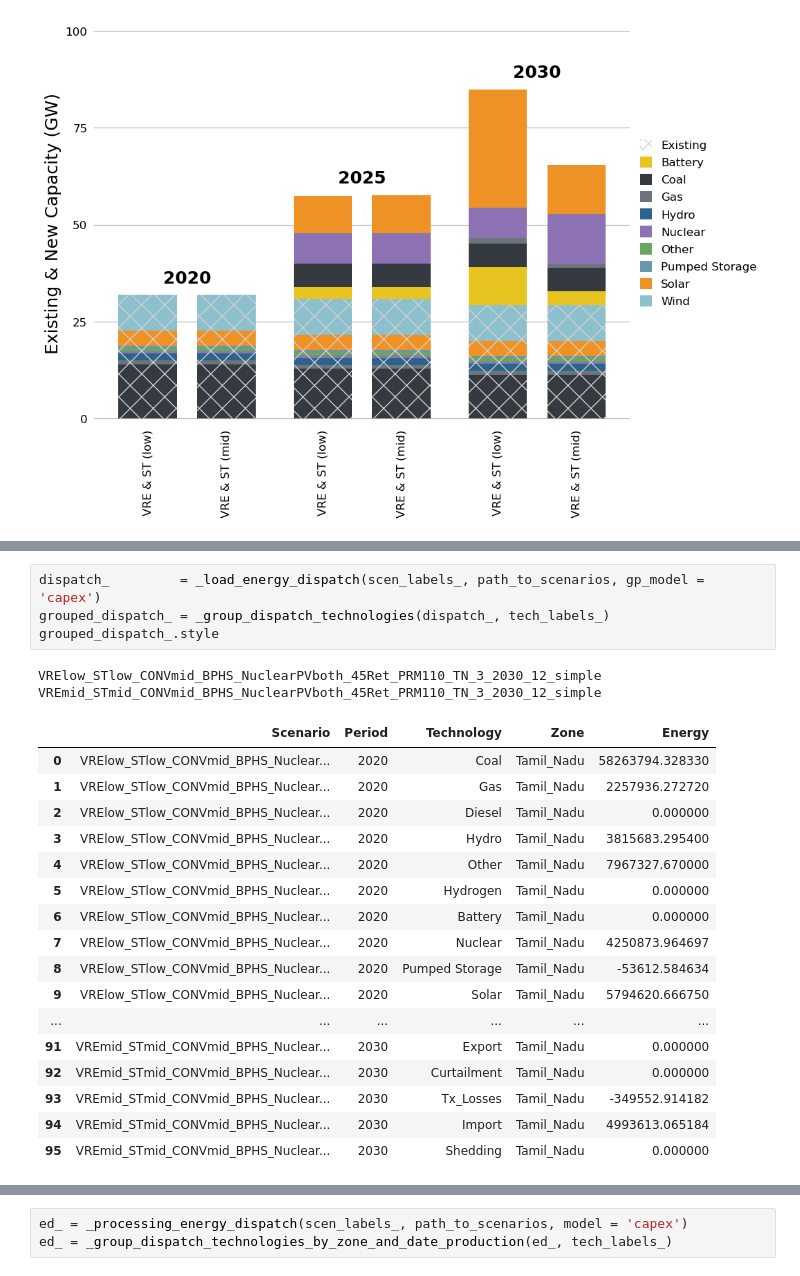
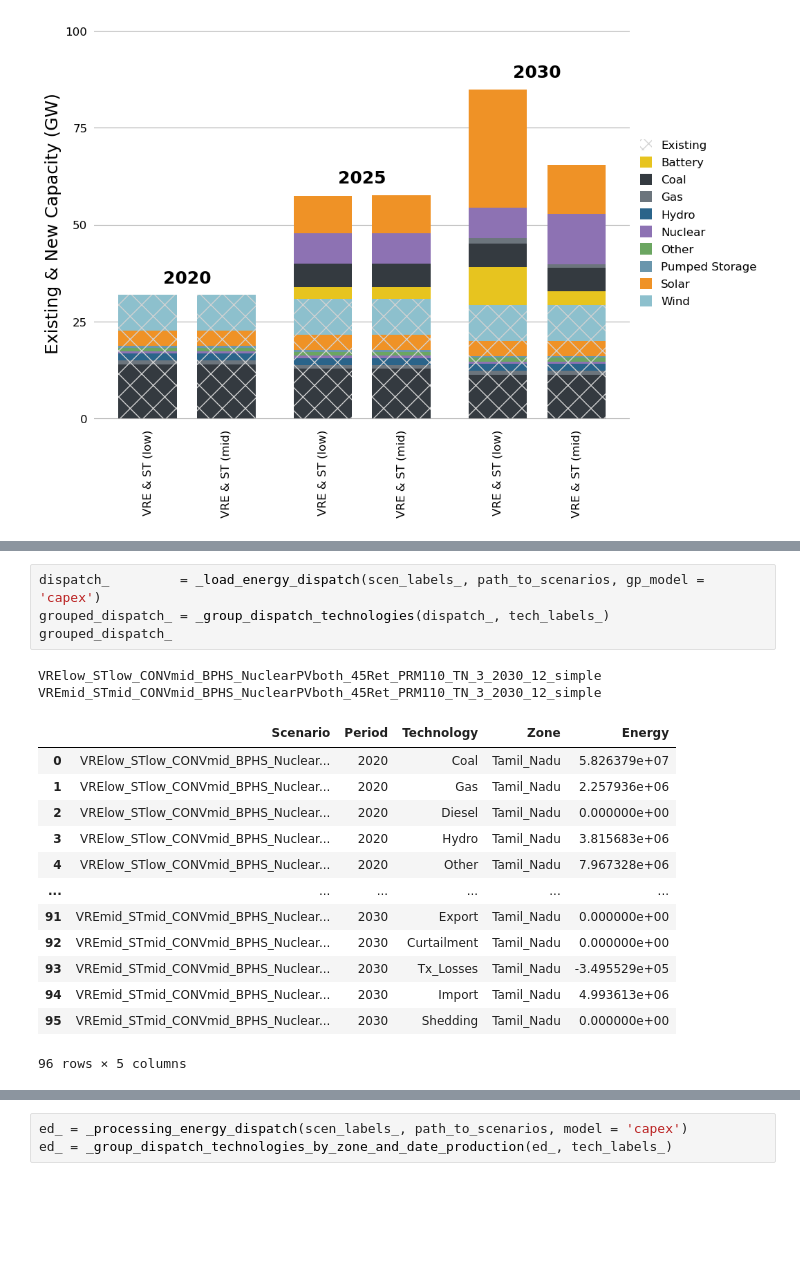
Before and after one commit to cetlab-ucsb/gridpath-workshop-ucsb, a Jupyter notebook: gridpath-workshop-capex.ipynb, the cells around one changed output, grey strips where cells are left out. Saved outputs shown, nothing was run; the diff lists cells and outputs as text; blank space fills up the shorter version.

```diff
--- a/gridpath-workshop-capex.ipynb
+++ b/gridpath-workshop-capex.ipynb
@@ -174,24 +158,20 @@ _plot_dispatch(grouped_dispatch_, scen_labels_,  tech_labels_,
 # %%
 dispatch_         = _load_energy_dispatch(scen_labels_, path_to_scenarios, gp_model = 'capex')
 grouped_dispatch_ = _group_dispatch_technologies(dispatch_, tech_labels_)
-grouped_dispatch_.style
+grouped_dispatch_
 # %% [output]
 VRElow_STlow_CONVmid_BPHS_NuclearPVboth_45Ret_PRM110_TN_3_2030_12_simple
 VREmid_STmid_CONVmid_BPHS_NuclearPVboth_45Ret_PRM110_TN_3_2030_12_simple
 |  | Scenario | Period | Technology | Zone | Energy |
-| 0 | VRElow_STlow_CONVmid_BPHS_Nuclear... | 2020 | Coal | Tamil_Nadu | 58263794.328330 |
-| 1 | VRElow_STlow_CONVmid_BPHS_Nuclear... | 2020 | Gas | Tamil_Nadu | 2257936.272720 |
-| 2 | VRElow_STlow_CONVmid_BPHS_Nuclear... | 2020 | Diesel | Tamil_Nadu | 0.000000 |
-| 3 | VRElow_STlow_CONVmid_BPHS_Nuclear... | 2020 | Hydro | Tamil_Nadu | 3815683.295400 |
-| 4 | VRElow_STlow_CONVmid_BPHS_Nuclear... | 2020 | Other | Tamil_Nadu | 7967327.670000 |
-| 5 | VRElow_STlow_CONVmid_BPHS_Nuclear... | 2020 | Hydrogen | Tamil_Nadu | 0.000000 |
-| 6 | VRElow_STlow_CONVmid_BPHS_Nuclear... | 2020 | Battery | Tamil_Nadu | 0.000000 |
-| 7 | VRElow_STlow_CONVmid_BPHS_Nuclear... | 2020 | Nuclear | Tamil_Nadu | 4250873.964697 |
-| 8 | VRElow_STlow_CONVmid_BPHS_Nuclear... | 2020 | Pumped Storage | Tamil_Nadu | -53612.584634 |
-| 9 | VRElow_STlow_CONVmid_BPHS_Nuclear... | 2020 | Solar | Tamil_Nadu | 5794620.666750 |
+| 0 | VRElow_STlow_CONVmid_BPHS_Nuclear... | 2020 | Coal | Tamil_Nadu | 5.826379e+07 |
+| 1 | VRElow_STlow_CONVmid_BPHS_Nuclear... | 2020 | Gas | Tamil_Nadu | 2.257936e+06 |
+| 2 | VRElow_STlow_CONVmid_BPHS_Nuclear... | 2020 | Diesel | Tamil_Nadu | 0.000000e+00 |
+| 3 | VRElow_STlow_CONVmid_BPHS_Nuclear... | 2020 | Hydro | Tamil_Nadu | 3.815683e+06 |
+| 4 | VRElow_STlow_CONVmid_BPHS_Nuclear... | 2020 | Other | Tamil_Nadu | 7.967328e+06 |
 | ... | ... | ... | ... | ... | ... |
-| 91 | VREmid_STmid_CONVmid_BPHS_Nuclear... | 2030 | Export | Tamil_Nadu | 0.000000 |
-| 92 | VREmid_STmid_CONVmid_BPHS_Nuclear... | 2030 | Curtailment | Tamil_Nadu | 0.000000 |
-| 93 | VREmid_STmid_CONVmid_BPHS_Nuclear... | 2030 | Tx_Losses | Tamil_Nadu | -349552.914182 |
-| 94 | VREmid_STmid_CONVmid_BPHS_Nuclear... | 2030 | Import | Tamil_Nadu | 4993613.065184 |
-| 95 | VREmid_STmid_CONVmid_BPHS_Nuclear... | 2030 | Shedding | Tamil_Nadu | 0.000000 |
+| 91 | VREmid_STmid_CONVmid_BPHS_Nuclear... | 2030 | Export | Tamil_Nadu | 0.000000e+00 |
+| 92 | VREmid_STmid_CONVmid_BPHS_Nuclear... | 2030 | Curtailment | Tamil_Nadu | 0.000000e+00 |
+| 93 | VREmid_STmid_CONVmid_BPHS_Nuclear... | 2030 | Tx_Losses | Tamil_Nadu | -3.495529e+05 |
+| 94 | VREmid_STmid_CONVmid_BPHS_Nuclear... | 2030 | Import | Tamil_Nadu | 4.993613e+06 |
+| 95 | VREmid_STmid_CONVmid_BPHS_Nuclear... | 2030 | Shedding | Tamil_Nadu | 0.000000e+00 |
+96 rows × 5 columns
```
Also changed, not shown: parts of 14 cells of this notebook, 2 other files.
